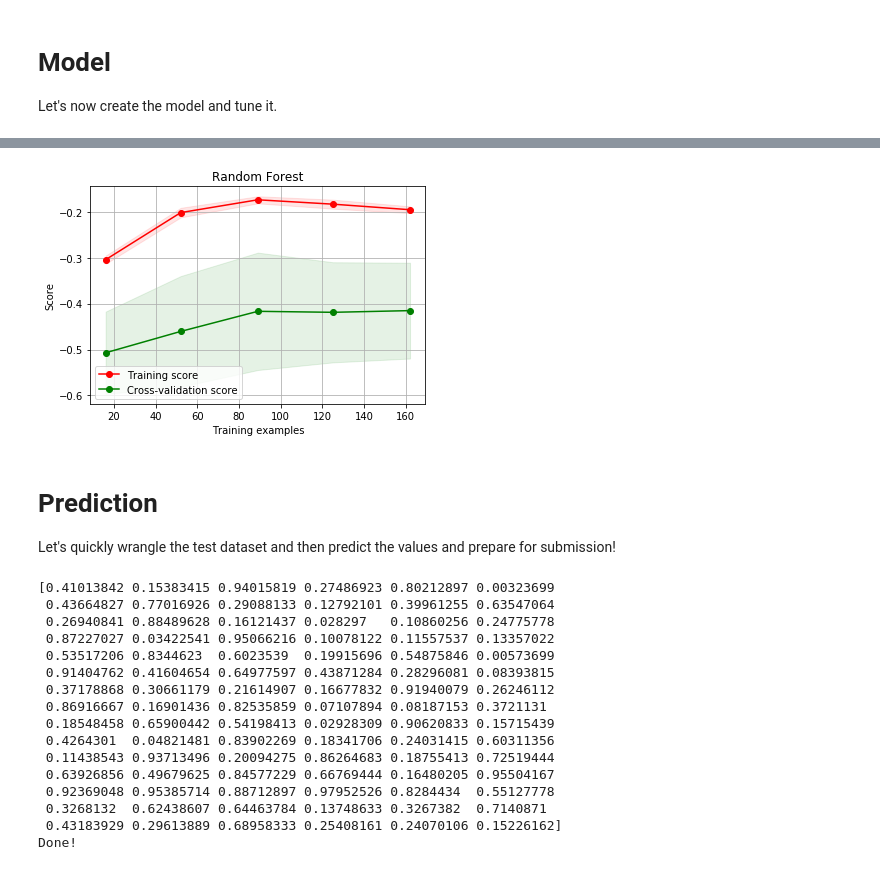
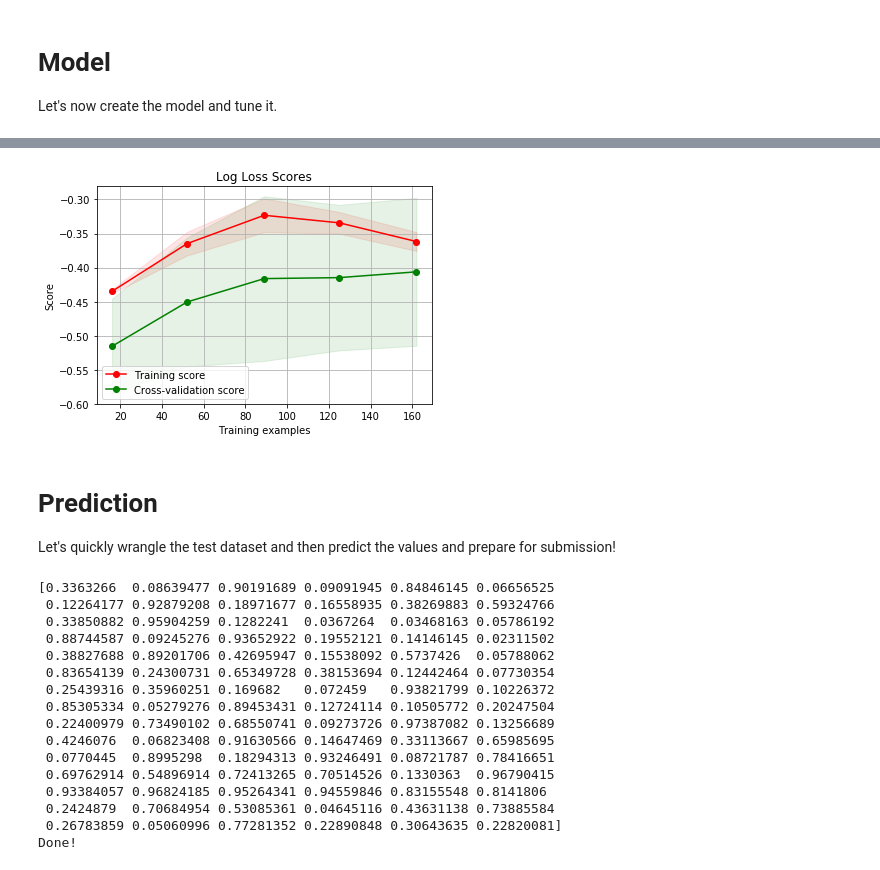
Before and after one commit to KasumiL5x/driven-machine-learning-with-a-heart, a Jupyter notebook: project.ipynb, the cells around one changed output, grey strips where cells are left out. Cells and saved outputs as stored; diff of their text form; code cells hidden in the pictures.

Commit message:
Switched to Logistic Regression. Score improved slightly to ~0.36. Position is currently ~385.

```diff
--- a/project.ipynb
+++ b/project.ipynb
@@ -117,9 +117,11 @@ def plot_learning_curve(estimator, title, X, y, ylim=None, cv=None, n_jobs=None,
 # %%
 from sklearn.model_selection import RandomizedSearchCV
 from sklearn.model_selection import StratifiedKFold
-from sklearn.ensemble import RandomForestClassifier
+from sklearn.ensemble import RandomForestClassifier, GradientBoostingClassifier
+from sklearn.linear_model import LogisticRegression
 from sklearn.preprocessing import StandardScaler
 from sklearn.pipeline import Pipeline
+import numpy as np
 
 # How we split the data.
 kfold = StratifiedKFold(n_splits=10)
@@ -127,24 +129,28 @@ kfold = StratifiedKFold(n_splits=10)
 # Define the pipeline.
 pl = Pipeline([
     ('scaler', StandardScaler()),
-    ('rf', RandomForestClassifier())
+    ('lr', LogisticRegression())
+    #('rf', RandomForestClassifier())
 ])
 
 # Define the random search tuning.
 param_grid = {
-    'rf__n_estimators': [200],
-    'rf__max_features': ['auto', 'sqrt'],
-    'rf__max_depth': [2, 4, 8, 16],
-    'rf__min_samples_split': [2, 3, 4, 5]
+    #'rf__n_estimators': [200],
+    #'rf__max_features': ['auto', 'sqrt'],
+    #'rf__max_depth': [2, 4, 8, 16],
+    #'rf__min_samples_split': [2, 3, 4, 5]
+    'lr__C': np.linspace(0.001, 1.0, 30),
+    'lr__penalty': ['l2'],
+    'lr__solver': ['liblinear', 'sag', 'saga', 'lbfgs']
 }
 cv = RandomizedSearchCV(
-    pl, param_grid, iid=False, cv=kfold, n_jobs=-1, random_state=42, scoring='neg_log_loss', n_iter=40
+    pl, param_grid, iid=False, cv=kfold, n_jobs=-1, random_state=42, scoring='neg_log_loss', n_iter=200
 )
 
 # Fit model and plot the learning curve.
 cv.fit(features, labels)
-print('Random Forest: {} / {}'.format(cv.best_score_, cv.best_params_))
+print('Log Loss: {} / {}'.format(cv.best_score_, cv.best_params_))
 
-plot_learning_curve(cv.best_estimator_, 'Random Forest', features, labels, cv=kfold)
+plot_learning_curve(cv.best_estimator_, 'Log Loss Scores', features, labels, cv=kfold)
 plt.show()
 # %% [output]
@@ -152,4 +158,4 @@ Random Forest: -0.41119325829314757 / {'rf__n_estimators': 200, 'rf__min_samples
-[figure, old version]
+[figure, new version]
 # %% [markdown]
 # Prediction
 Let's quickly wrangle the test dataset and then predict the values and prepare for submission!
@@ -165,19 +171,19 @@ submission.to_csv('./submission/final.csv', index=False)
 
 print('Done!')
 # %% [output]
-[0.41013842 0.15383415 0.94015819 0.27486923 0.80212897 0.00323699
- 0.43664827 0.77016926 0.29088133 0.12792101 0.39961255 0.63547064
- 0.26940841 0.88489628 0.16121437 0.028297   0.10860256 0.24775778
- 0.87227027 0.03422541 0.95066216 0.10078122 0.11557537 0.13357022
- 0.53517206 0.8344623  0.6023539  0.19915696 0.54875846 0.00573699
- 0.91404762 0.41604654 0.64977597 0.43871284 0.28296081 0.08393815
- 0.37178868 0.30661179 0.21614907 0.16677832 0.91940079 0.26246112
- 0.86916667 0.16901436 0.82535859 0.07107894 0.08187153 0.3721131
- 0.18548458 0.65900442 0.54198413 0.02928309 0.90620833 0.15715439
- 0.4264301  0.04821481 0.83902269 0.18341706 0.24031415 0.60311356
- 0.11438543 0.93713496 0.20094275 0.86264683 0.18755413 0.72519444
- 0.63926856 0.49679625 0.84577229 0.66769444 0.16480205 0.95504167
- 0.92369048 0.95385714 0.88712897 0.97952526 0.8284434  0.55127778
- 0.3268132  0.62438607 0.64463784 0.13748633 0.3267382  0.7140871
- 0.43183929 0.29613889 0.68958333 0.25408161 0.24070106 0.15226162]
+[0.3363266  0.08639477 0.90191689 0.09091945 0.84846145 0.06656525
+ 0.12264177 0.92879208 0.18971677 0.16558935 0.38269883 0.59324766
+ 0.33850882 0.95904259 0.1282241  0.0367264  0.03468163 0.05786192
+ 0.88744587 0.09245276 0.93652922 0.19552121 0.14146145 0.02311502
+ 0.38827688 0.89201706 0.42695947 0.15538092 0.5737426  0.05788062
+ 0.83654139 0.24300731 0.65349728 0.38153694 0.12442464 0.07730354
+ 0.25439316 0.35960251 0.169682   0.072459   0.93821799 0.10226372
+ 0.85305334 0.05279276 0.89453431 0.12724114 0.10505772 0.20247504
+ 0.22400979 0.73490102 0.68550741 0.09273726 0.97387082 0.13256689
+ 0.4246076  0.06823408 0.91630566 0.14647469 0.33113667 0.65985695
+ 0.0770445  0.8995298  0.18294313 0.93246491 0.08721787 0.78416651
+ 0.69762914 0.54896914 0.72413265 0.70514526 0.1330363  0.96790415
+ 0.93384057 0.96824185 0.95264341 0.94559846 0.83155548 0.8141806
+ 0.2424879  0.70684954 0.53085361 0.04645116 0.43631138 0.73885584
+ 0.26783859 0.05060996 0.77281352 0.22890848 0.30643635 0.22820081]
 Done!
```
Also changed, not shown: parts of 1 cell of this notebook, 1 other file.
